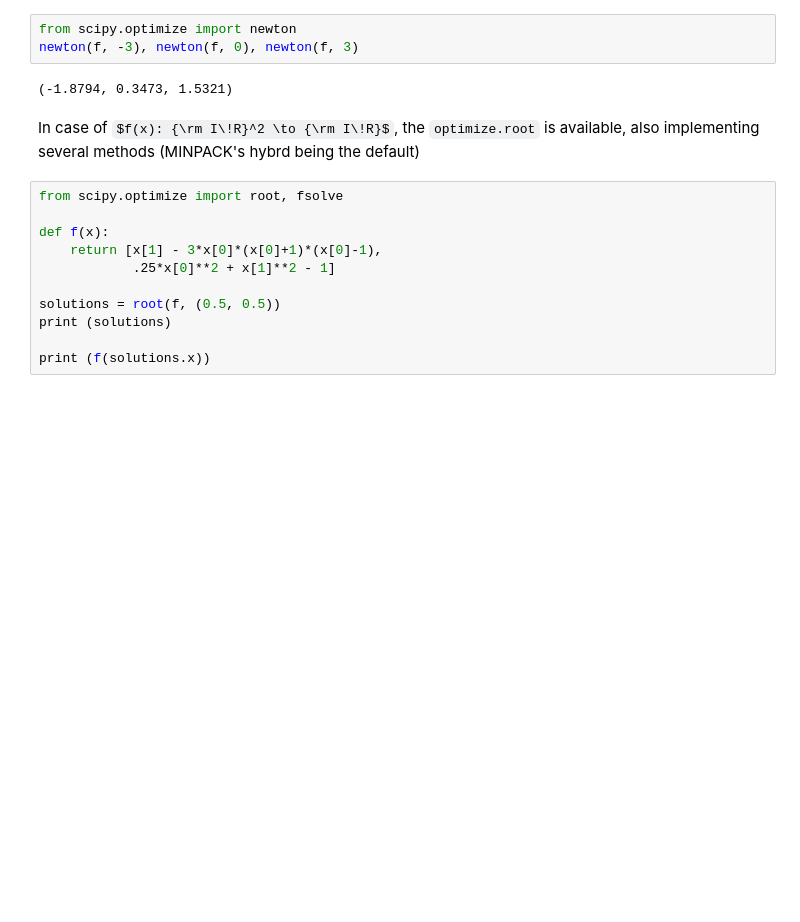
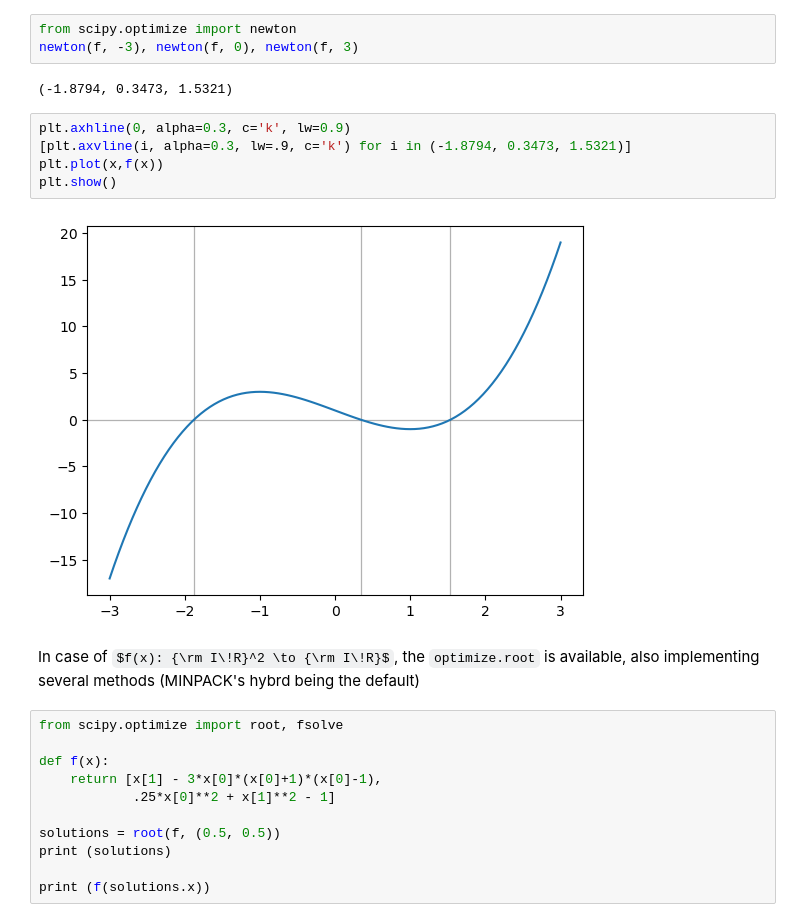
Before and after one commit to GioMai24/LaboratoryOfComputationalPhysics_Y7, a Jupyter notebook: Lab_9/09_Algorithms.ipynb, the cells around one changed output. Drawn from its saved outputs; the diff is of its cells as text; some formulas as TeX source; blank space fills up the shorter version.

```diff
--- a/Lab_9/09_Algorithms.ipynb
+++ b/Lab_9/09_Algorithms.ipynb
@@ -132,6 +131,13 @@ from scipy.optimize import newton
 newton(f, -3), newton(f, 0), newton(f, 3)
 # %% [output]
 (-1.8794, 0.3473, 1.5321)
+# %%
+plt.axhline(0, alpha=0.3, c='k', lw=0.9)
+[plt.axvline(i, alpha=0.3, lw=.9, c='k') for i in (-1.8794, 0.3473, 1.5321)]
+plt.plot(x,f(x))
+plt.show()
+# %% [output]
+[figure, added]
 # %% [markdown]
 In case of $f(x): {\rm I\!R}^2 \to {\rm I\!R}$, the `optimize.root` is available, also implementing several methods (MINPACK's hybrd being the default)
 # %%
```
Also changed, not shown: parts of 15 cells of this notebook, 2 other files.
